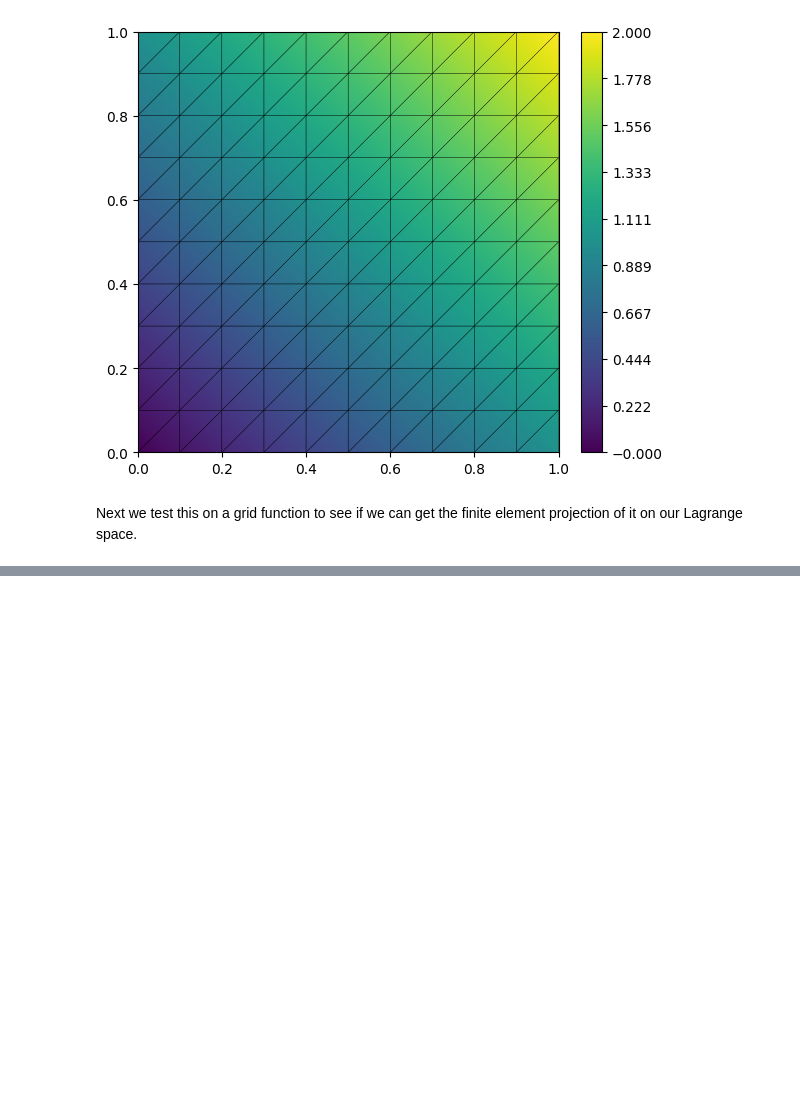
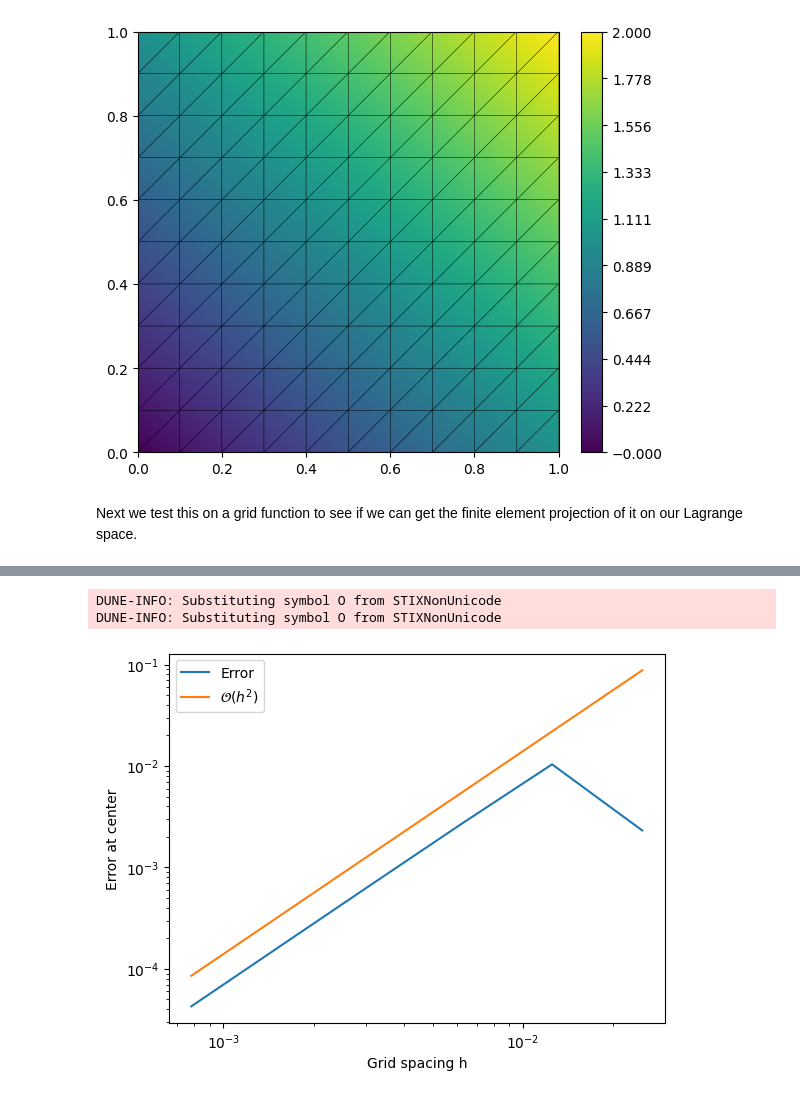
Before and after one commit to CHMN-LU/NUMN33_Project2, a Jupyter notebook: Project2.ipynb, the cells around one changed output, grey strips where cells are left out. Drawn from its saved outputs; the diff is of its cells as text; code cells hidden in the pictures; blank space fills up the shorter version.

Commit message:
Added code for tasks 5 and 6, generates nice h**2 error convergence with double refinement

```diff
--- a/Project2.ipynb
+++ b/Project2.ipynb
@@ -239,0 +325,13 @@ number of elements: 3200 number of dofs: 1681
+# %%
+# Plot the experimental order of convergence in a loglog plot
+fig, ax = plt.subplots(1, 1)
+ax.loglog(hs, errs, label='Error')
+ax.loglog(hs, 2*hs**2*errs[-1]/hs[-1]**2, label=r'$\mathcal{O}(h^2)$')
+ax.set_xlabel('Grid spacing h')
+ax.set_ylabel('Error at center')
+ax.legend()
+plt.show()
+# %% [output]
+DUNE-INFO: Substituting symbol O from STIXNonUnicode
+DUNE-INFO: Substituting symbol O from STIXNonUnicode
+[figure, added]
```
Also changed, not shown: parts of 10 cells of this notebook.
